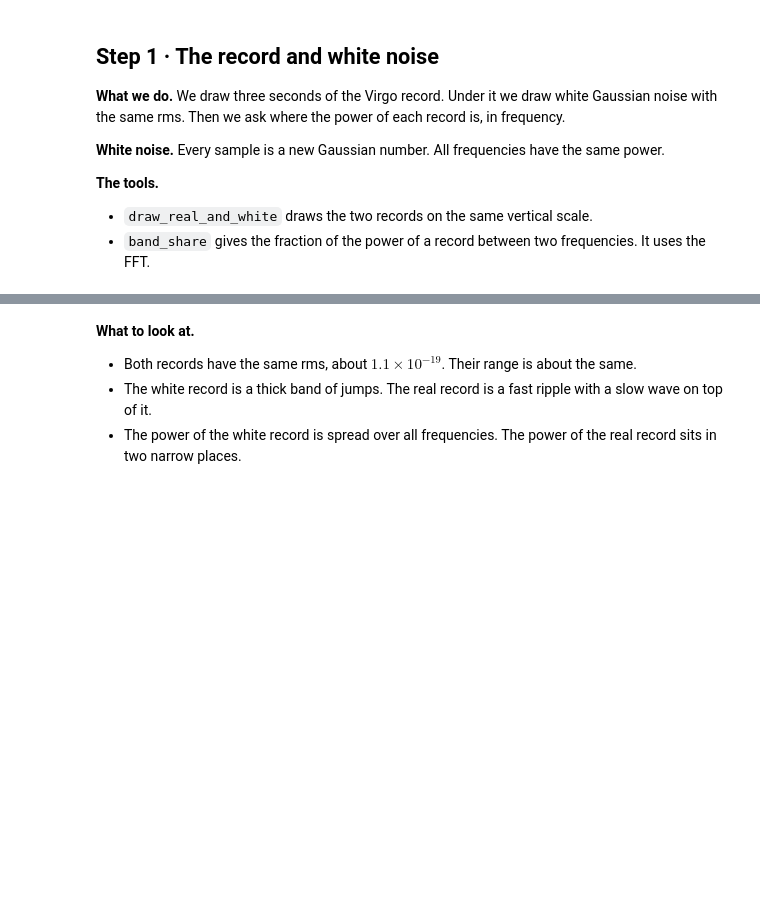
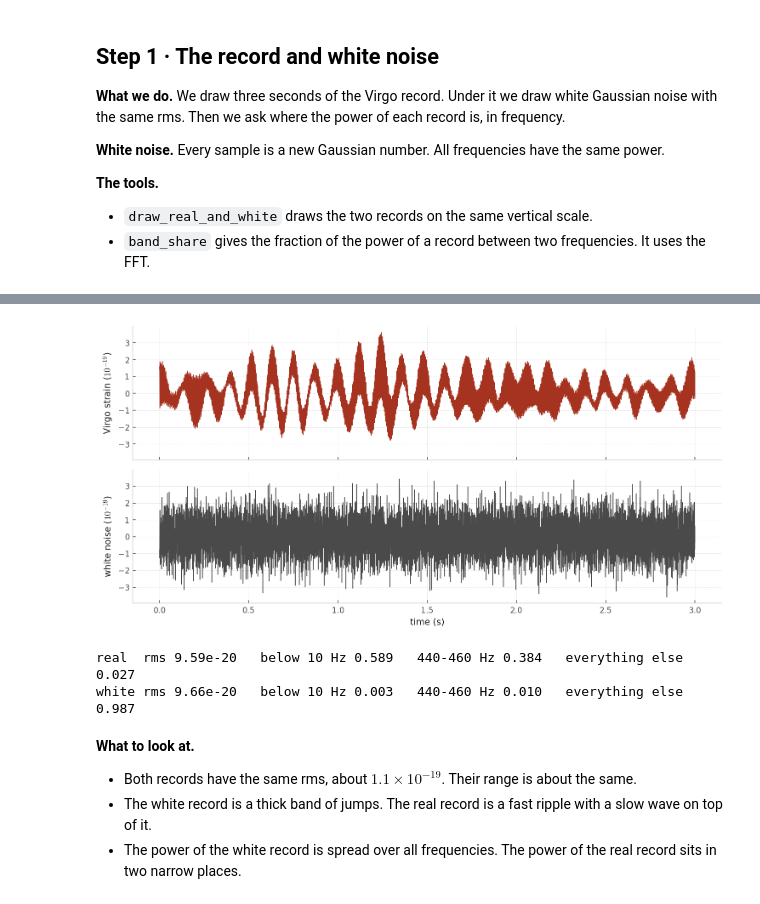
Before and after one commit to carlosleonh/B8284-code, a Jupyter notebook: labs/H04_class_real_noise.ipynb, the cells around one changed output, grey strips where cells are left out. Cells and saved outputs as stored; diff of their text form; code cells hidden in the pictures; blank space fills up the shorter version.

```diff
--- a/labs/H04_class_real_noise.ipynb
+++ b/labs/H04_class_real_noise.ipynb
@@ -134,35 +137,39 @@ def band_share(x, fs, f_lo, f_hi):
     share : float between 0 and 1
     """
     # the power of each Fourier component, then the part that lies in the band
     power = np.abs(np.fft.rfft(x)) ** 2
     freq = np.fft.rfftfreq(x.size, 1 / fs)
     in_band = (freq >= f_lo) & (freq < f_hi)
     share = power[in_band].sum() / power.sum()
     return share
 
 
 # change these
-t_start = 4.0    # where the stretch starts (s)
+t_start = 1.0    # where the stretch starts (s)
 length = 3.0     # how long it is (s)
-seed = 7         # seed of the white noise
+seed = 5         # seed of the white noise
 
 # the stretch of the record, with its mean removed
 first = int(t_start * fs)
 last = int((t_start + length) * fs)
 real = strain[first:last] - strain[first:last].mean()
 t = np.arange(real.size) / fs
 
 # the rms of the real stretch and white noise with the same rms
 rms = real.std()
 white = np.random.default_rng(seed).normal(0.0, rms, real.size)
 draw_real_and_white(t, real, white)
 
 # the share of the power below 10 Hz, from 440 to 460 Hz and everywhere else, for each record
 for name, x in (('real', real), ('white', white)):
     share_low = band_share(x, fs, 0, 10)
     share_violin = band_share(x, fs, 440, 460)
     share_rest = 1 - share_low - share_violin
     print(f"{name:5s} rms {x.std():.2e}   below 10 Hz {share_low:.3f}   440-460 Hz {share_violin:.3f}   everything else {share_rest:.3f}")
+# %% [output]
+[figure, added]
+real  rms 9.59e-20   below 10 Hz 0.589   440-460 Hz 0.384   everything else 0.027
+white rms 9.66e-20   below 10 Hz 0.003   440-460 Hz 0.010   everything else 0.987
 # %% [markdown]
 **What to look at.**
 - Both records have the same rms, about $1.1\times10^{-19}$. Their range is about the same.
```
Also changed, not shown: parts of 5 cells of this notebook, 3 other files.
